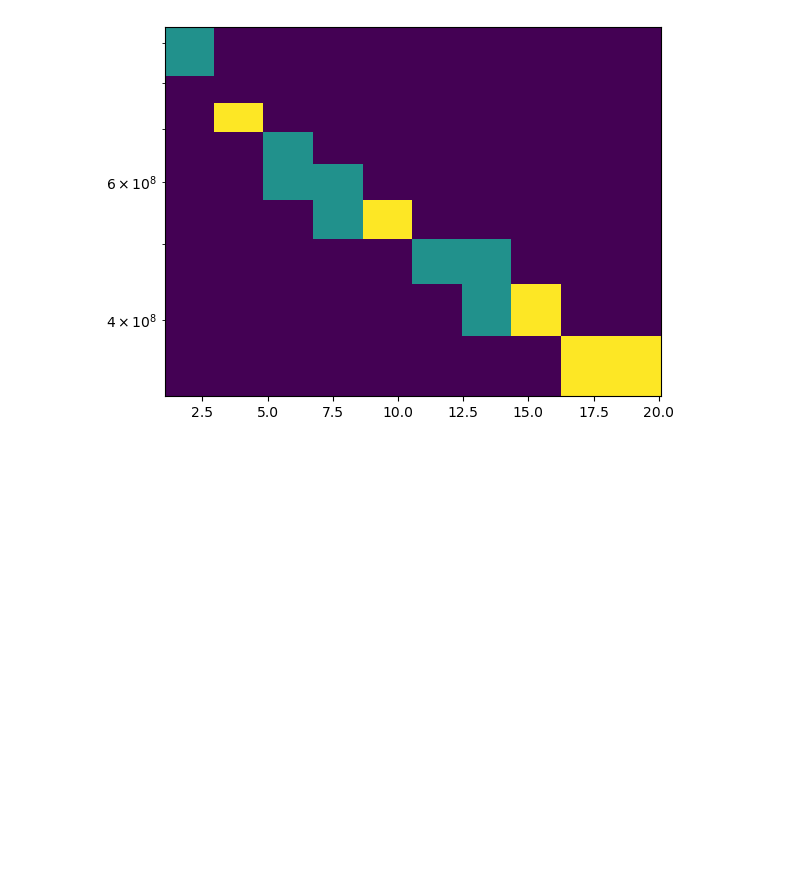
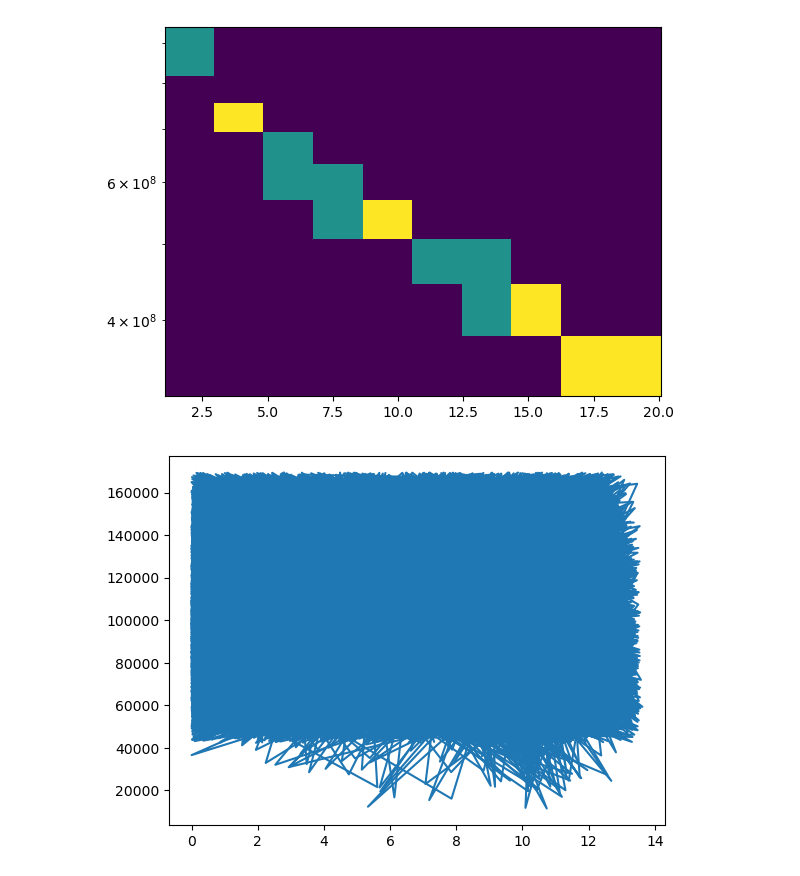
Before and after one commit to GregwiseNoah/Advanced-Computational-Astrophysics, a Jupyter notebook: Stars in a Galaxy/Solution.ipynb, the cells around one changed output. Saved outputs shown, nothing was run; the diff lists cells and outputs as text; code cells hidden in the pictures; blank space fills up the shorter version.

```diff
--- a/Stars in a Galaxy/Solution.ipynb
+++ b/Stars in a Galaxy/Solution.ipynb
@@ -114,3 +116,10 @@ plt.semilogy()
 plt.show()
 # %% [output]
 [figure]
+# %%
+lookback = Planck15.lookback_time(RedshiftFormed)
+# %%
+plt.plot(lookback.value.sort(), InitialMass.sort())
+plt.show()
+# %% [output]
+[figure, added]
```
Also changed, not shown: parts of 2 cells of this notebook.
